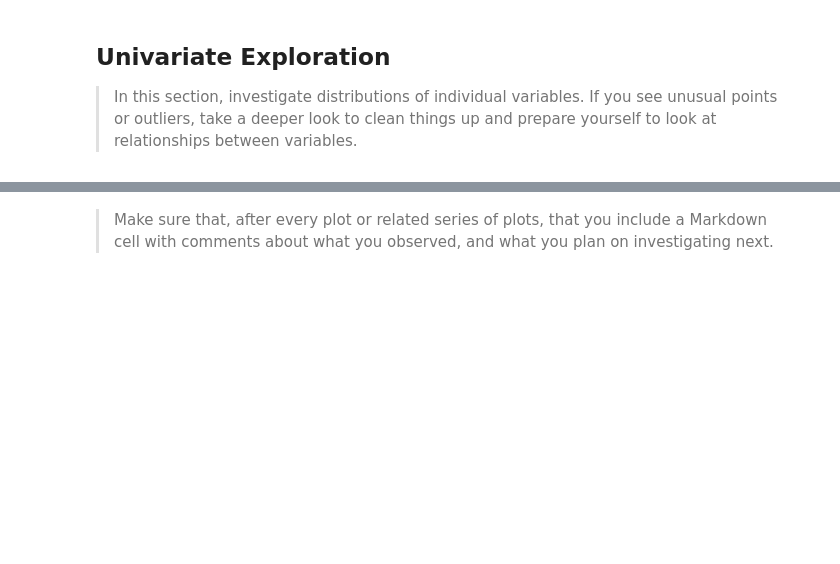
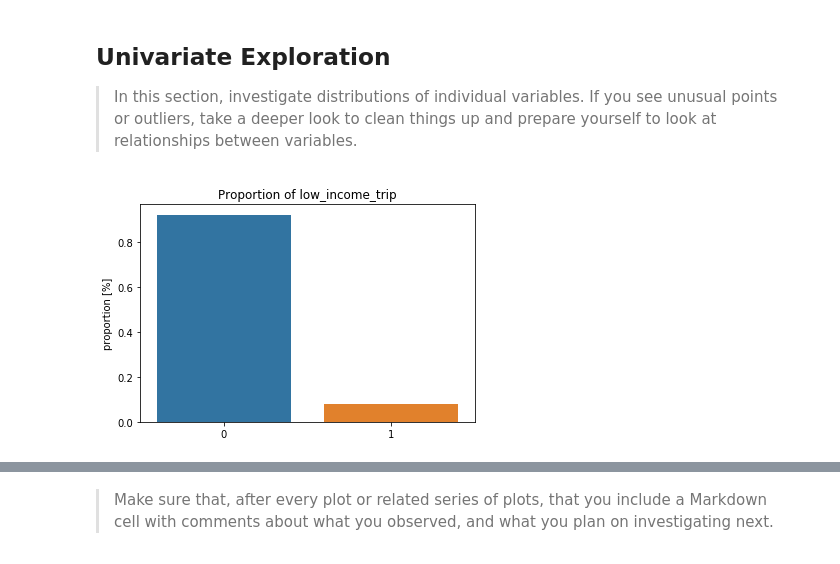
Before and after one commit to marcellovictorino/DAND_5_DataViz, a Jupyter notebook: 2_Project_ FordGoBike/1_EDA.ipynb, the cells around one changed output, grey strips where cells are left out. Drawn from its saved outputs; the diff is of its cells as text; code cells hidden in the pictures; blank space fills up the shorter version.

Commit message:
add: Univariate analysis of Categorical variable + Log transform of Trip Duration

```diff
--- a/2_Project_ FordGoBike/1_EDA.ipynb
+++ b/2_Project_ FordGoBike/1_EDA.ipynb
@@ -195,3 +192,13 @@ df.head()
 > In this section, investigate distributions of individual variables. If
 you see unusual points or outliers, take a deeper look to clean things up
 and prepare yourself to look at relationships between variables.
+# %%
+def proportion_categorical(variable):
+    g = df[f'{variable}'].value_counts(normalize=True)
+    sns.barplot(x=g.keys(), y=g.values)
+    plt.title(f'Proportion of {variable}')
+    plt.ylabel('proportion [%]');
+# %%
+proportion_categorical('low_income_trip')
+# %% [output]
+[figure, added]
```
Also changed, not shown: parts of 14 cells of this notebook.
